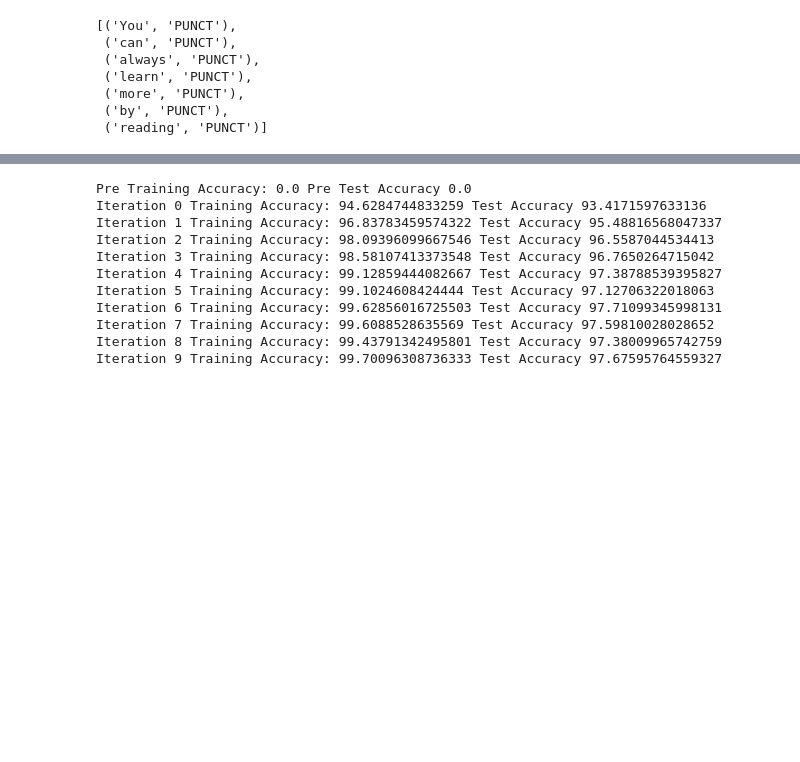
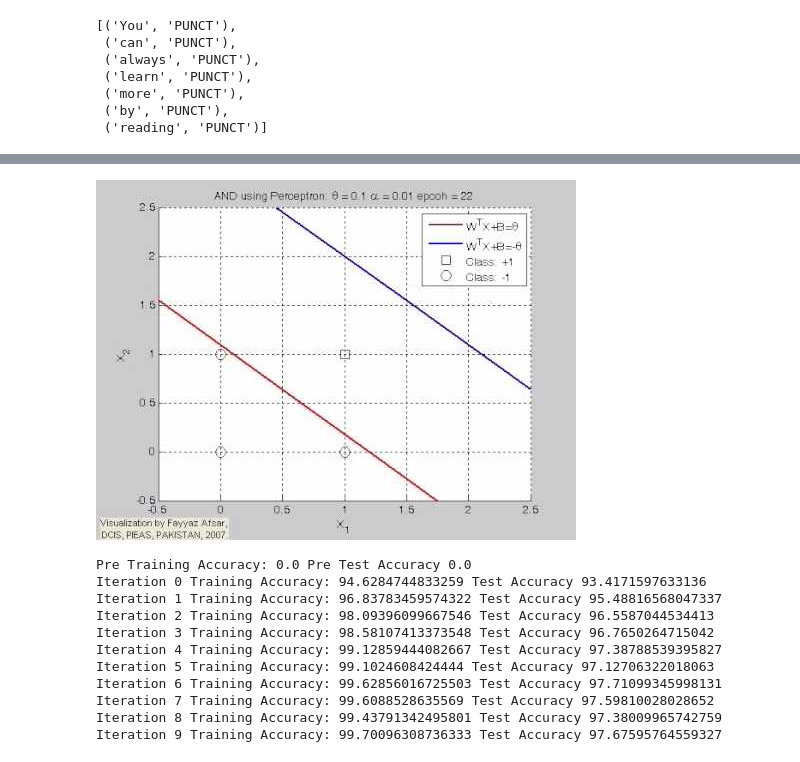
Before and after one commit to jupytercon2017user/jupytercon-2017, a Jupyter notebook: tutorial/POS-Tagging.ipynb, the cells around one changed output, grey strips where cells are left out. Cells and saved outputs as stored; diff of their text form; code cells hidden in the pictures; blank space fills up the shorter version.

```diff
--- a/tutorial/POS-Tagging.ipynb
+++ b/tutorial/POS-Tagging.ipynb
@@ -498,3 +592,8 @@ Averaged Perceptron:
+# %%
+from IPython.display import YouTubeVideo
+YouTubeVideo('JD_NtVl7o8c', width=560, height=315)
+# %% [output]
+[figure, added]
 # %%
 #train
 from spacy.scorer import Scorer
```
Also changed, not shown: parts of 6 cells of this notebook.
